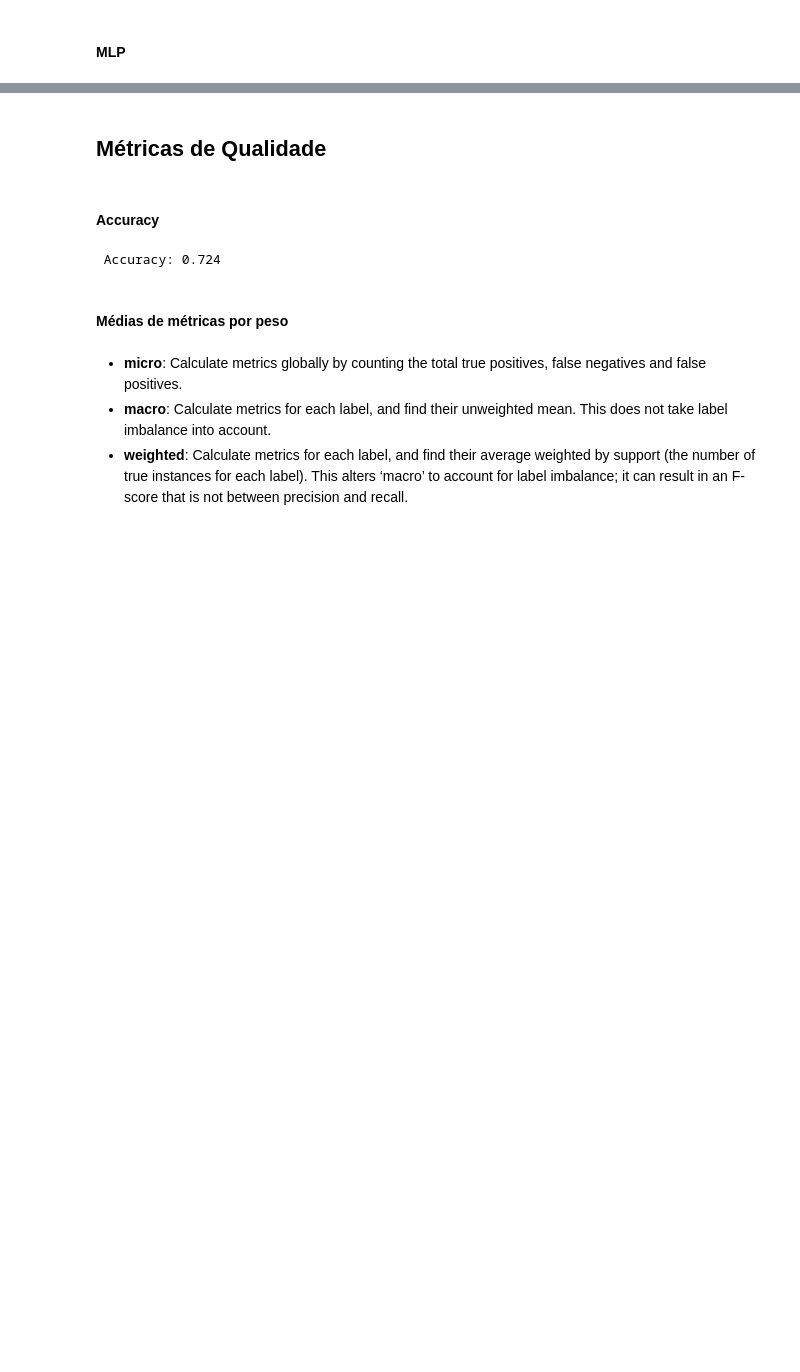
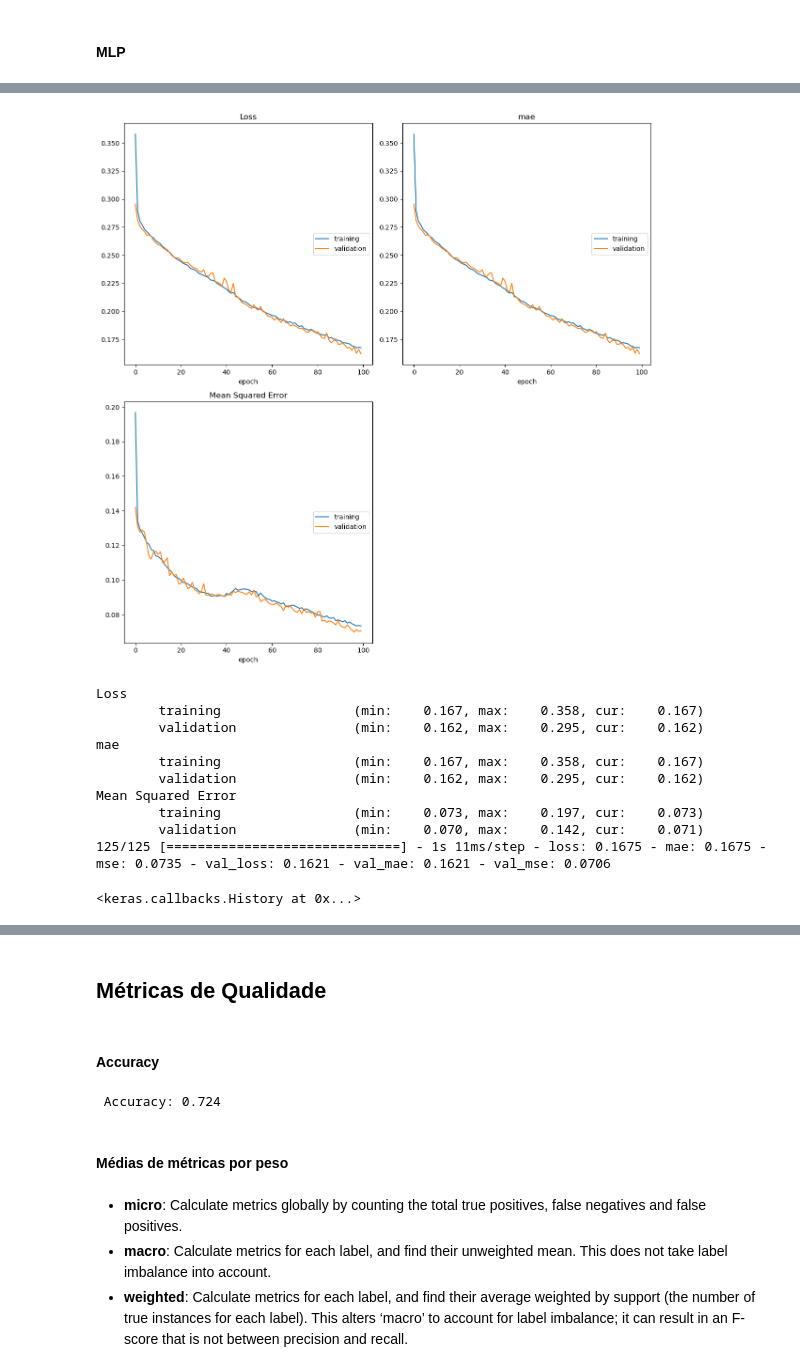
Before and after one commit to vascoliveira2511/DAA, a Jupyter notebook: competicao/incidentPrediction.ipynb, the cells around one changed output, grey strips where cells are left out. Drawn from its saved outputs; the diff is of its cells as text; code cells hidden in the pictures; blank space fills up the shorter version.

```diff
--- a/competicao/incidentPrediction.ipynb
+++ b/competicao/incidentPrediction.ipynb
@@ -475,0 +454,3 @@ predictions = model.predict(X_test)
+# %%
+X_train = dftrain.drop(['incidents'], axis=1)
+Y_train = dftrain[['incidents']]
@@ -475,0 +483,2 @@ predictions = model.predict(X_test)
+# %%
+X_train, X_test, Y_train, Y_test = train_test_split(X_scaled, Y_scaled, test_size=0.2, random_state=2022)
@@ -475,0 +490,13 @@ predictions = model.predict(X_test)
+# %%
+def build_model(activation='relu', learning_rate=0.01):
+	model = Sequential()
+	model.add(Dense(16, input_dim=12, activation=activation))
+	model.add(Dense(6, activation=activation))
+	model.add(Dense(1, activation='relu'))
+
+	model.compile(loss='mae', optimizer=tf.optimizers.Adam(learning_rate), metrics=['mae','mse'])
+
+	return model
+
+model = build_model()
+model.summary()
@@ -475,0 +519,20 @@ predictions = model.predict(X_test)
+# %%
+TUNING_DICT = {
+	'activation':		['relu', 'sigmoid'],
+	'learning_rate':	[0.01, 0.001]
+}
+
+kf = KFold(n_splits=5, shuffle=True, random_state=2022)
+
+model = KerasRegressor(build_fn=build_model, epochs=20, batch_size=32)
+grid_search = GridSearchCV(estimator=model, param_grid=TUNING_DICT, cv=kf, scoring='neg_mean_absolute_error', refit='True', verbose=1)
+grid_search.fit(X_train, Y_train, validation_split=0.2)
+
+print("Best: %f using %s" % (grid_search.best_score_, grid_search.best_params_))
+
+means = grid_search.cv_results_['mean_test_score']
+stds = grid_search.cv_results_['std_test_score']
+params = grid_search.cv_results_['params']
+
+for mean, stdev, param in zip(means, stds, params):
+	print("%f (%f) with: %r" % (mean, stdev, param))
@@ -475,0 +579,17 @@ predictions = model.predict(X_test)
+# %%
+best_mlp_model = grid_search.best_estimator_
+
+best_mlp_model.fit(X_train, Y_train, epochs=100, validation_data=(X_test, Y_test), callbacks=[PlotLossesKerasTF()], verbose=1)
+# %% [output]
+[figure, added]
+Loss
+        training                 (min:    0.167, max:    0.358, cur:    0.167)
+        validation               (min:    0.162, max:    0.295, cur:    0.162)
+mae
+        training                 (min:    0.167, max:    0.358, cur:    0.167)
+        validation               (min:    0.162, max:    0.295, cur:    0.162)
+Mean Squared Error
+        training                 (min:    0.073, max:    0.197, cur:    0.073)
+        validation               (min:    0.070, max:    0.142, cur:    0.071)
+125/125 [==============================] - 1s 11ms/step - loss: 0.1675 - mae: 0.1675 - mse: 0.0735 - val_loss: 0.1621 - val_mae: 0.1621 - val_mse: 0.0706
+<keras.callbacks.History at 0x...>
```
Also changed, not shown: parts of 29 cells of this notebook.
